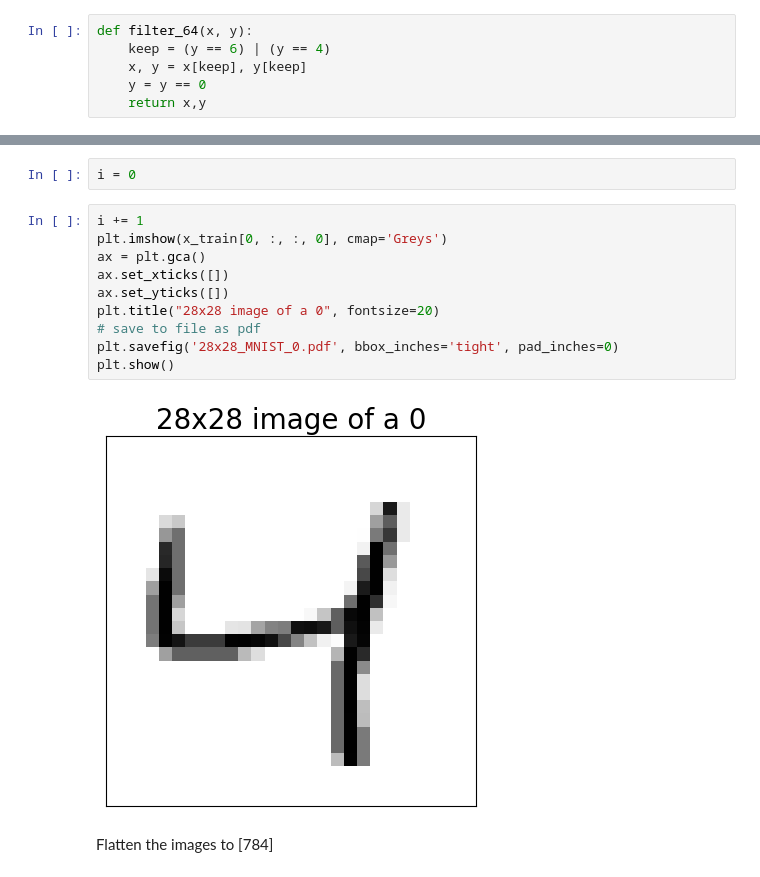
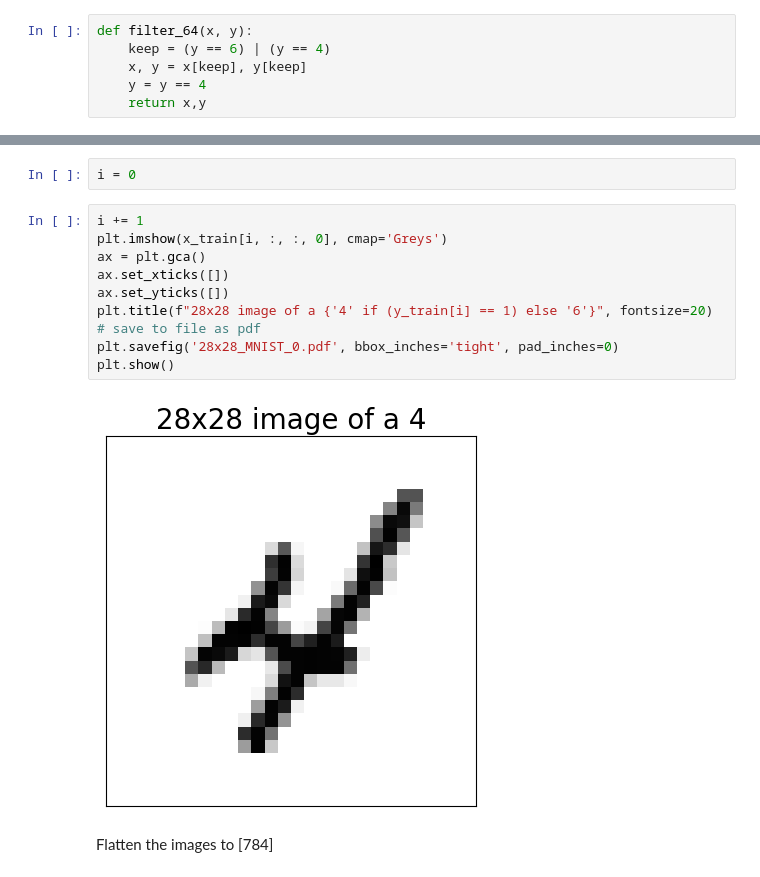
Before and after one commit to psamtam/QuantumMLClassification, a Jupyter notebook: MNIST-classification_classifying_6_4_3-layers_using_amplitude_encoding_28x28.ipynb, the cells around one changed output, grey strips where cells are left out. Saved outputs shown, nothing was run; the diff lists cells and outputs as text.

```diff
--- a/MNIST-classification_classifying_6_4_3-layers_using_amplitude_encoding_28x28.ipynb
+++ b/MNIST-classification_classifying_6_4_3-layers_using_amplitude_encoding_28x28.ipynb
@@ -38,7 +38,7 @@ Create a function to filter out only 0 and 2
 def filter_64(x, y):
     keep = (y == 6) | (y == 4)
     x, y = x[keep], y[keep]
-    y = y == 0
+    y = y == 4
     return x,y
 # %%
 x_train, y_train = filter_64(x_train, y_train)
@@ -55,16 +55,16 @@ Plot the original images
 i = 0
 # %%
 i += 1
-plt.imshow(x_train[0, :, :, 0], cmap='Greys')
+plt.imshow(x_train[i, :, :, 0], cmap='Greys')
 ax = plt.gca()
 ax.set_xticks([])
 ax.set_yticks([])
-plt.title("28x28 image of a 0", fontsize=20)
+plt.title(f"28x28 image of a {'4' if (y_train[i] == 1) else '6'}", fontsize=20)
 # save to file as pdf
 plt.savefig('28x28_MNIST_0.pdf', bbox_inches='tight', pad_inches=0)
 plt.show()
 # %% [output]
-[figure, old version]
+[figure, new version]
 # %% [markdown]
 Flatten the images to [784]
 # %%
```
Also changed, not shown: parts of 5 cells of this notebook, 1 other file.
